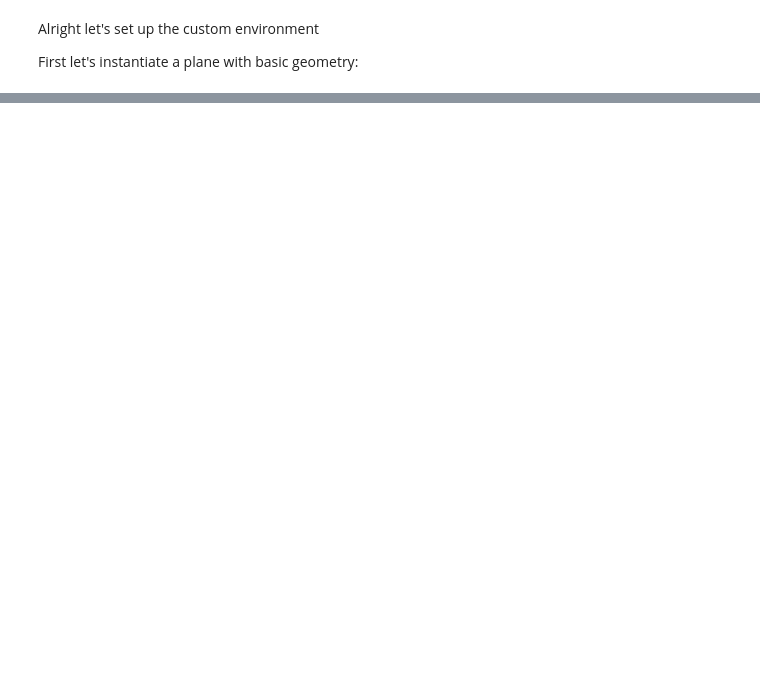
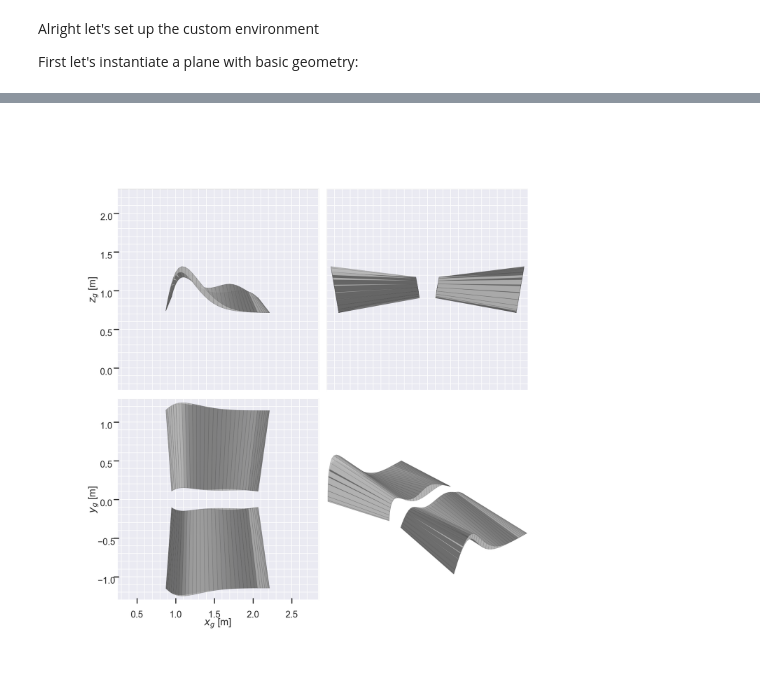
Before and after one commit to Skunkmeister/DSP-F23, a Jupyter notebook: MichaelTutorialCopy/attemptingPPOWithBaseline.ipynb, the cells around one changed output, grey strips where cells are left out. Saved outputs shown, nothing was run; the diff lists cells and outputs as text; code cells hidden in the pictures; blank space fills up the shorter version.

```diff
--- a/MichaelTutorialCopy/attemptingPPOWithBaseline.ipynb
+++ b/MichaelTutorialCopy/attemptingPPOWithBaseline.ipynb
@@ -289,0 +237,42 @@ TypeError: unsupported operand type(s) for -: 'list' and 'list'
+# %%
+xsec_1 = asb.WingXSec(
+    xyz_le=[0.9484702474375929, 0.10604942981249699, 0.9182056164104687],
+    chord=1.1187580366580527,
+    twist=0.6606838841422351,
+    airfoil=asb.KulfanAirfoil(
+        upper_weights=np.array([4.52537647, 1.10478106, 8.83825694, 4.96307648, 0.78279428, 1.77910651], dtype=np.float32),
+        lower_weights=np.array([2.54250737, 0.29631322, 2.98149482, 0.65123219, 1.33848671, 2.30437112], dtype=np.float32),
+        leading_edge_weight=4.463107926890967,
+        N1=4.3996640437451315,
+        N2=1.2417349745863056
+    )
+)
+
+xsec_2 = asb.WingXSec(
+    xyz_le=[0.8751989727315075, 1.1500387437678548, 0.739664547313719],
+    chord=1.3389158419567497,
+    twist=0.9914258638717696,
+    airfoil=asb.KulfanAirfoil(
+        upper_weights=np.array([7.4919331, 3.03598414, 6.244096, 4.63438896, 3.95830195, 1.59355715], dtype=np.float32),
+        lower_weights=np.array([0.42023755, 1.03970414, 0.24502565, 2.25653352, 2.19107094, 2.60798026], dtype=np.float32),
+        leading_edge_weight=7.097883361303871,
+        N1=1.9656564457334222,
+        N2=4.266609885624192
+    )
+)
+
+airplane = asb.Airplane(
+			name="TestPlane(JustWings)",
+			xyz_ref=[0, 0, 0],        # Reference for moments
+			wings=[
+				asb.Wing(
+					name="Wing",
+					symmetric=True,             # Should this wing be mirrored across the XZ plane?
+					xsecs=[xsec_1,xsec_2]
+				),
+			],
+		)
+
+airplane.draw_three_view()
+# %% [output]
+[figure, added]
```
Also changed, not shown: parts of 7 cells of this notebook.
